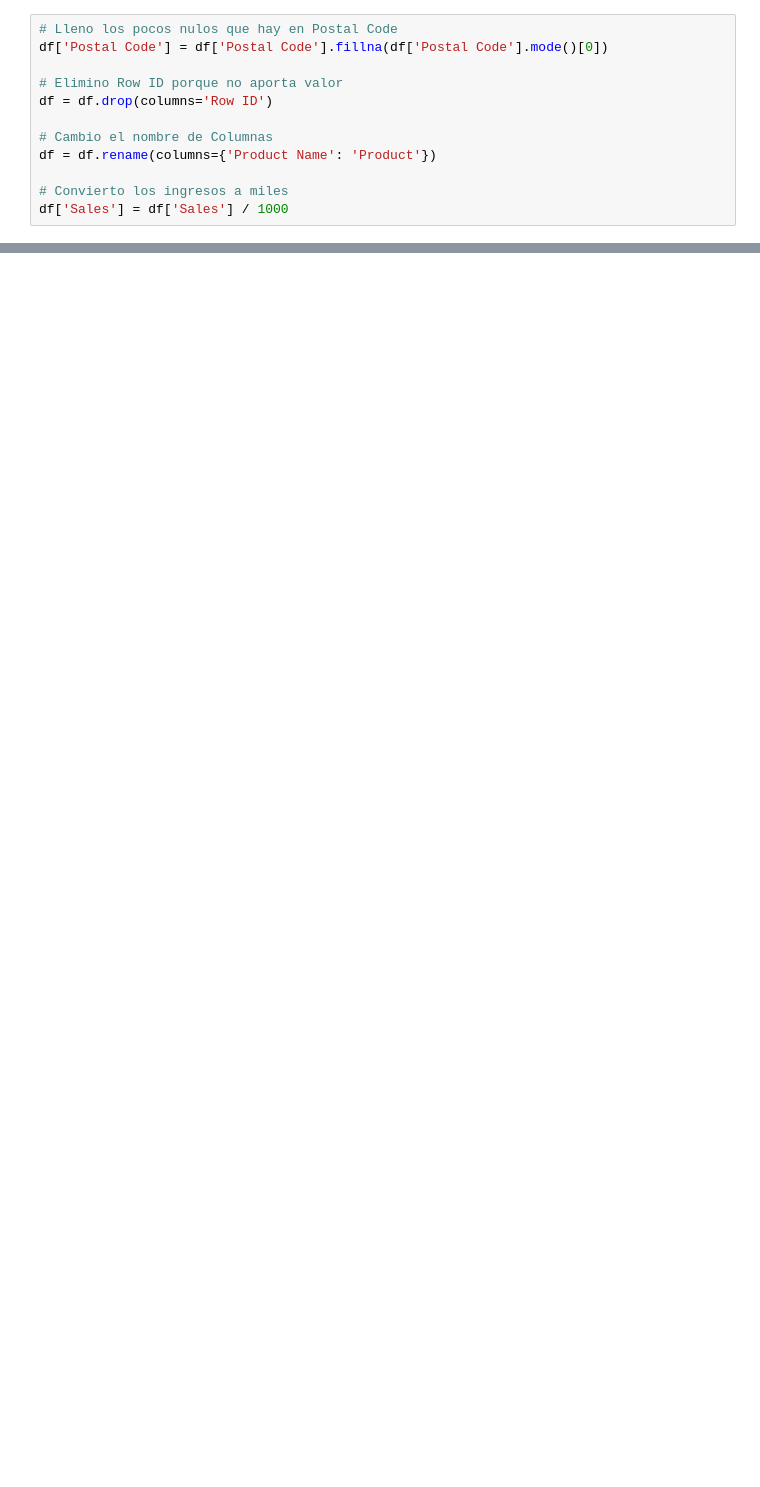
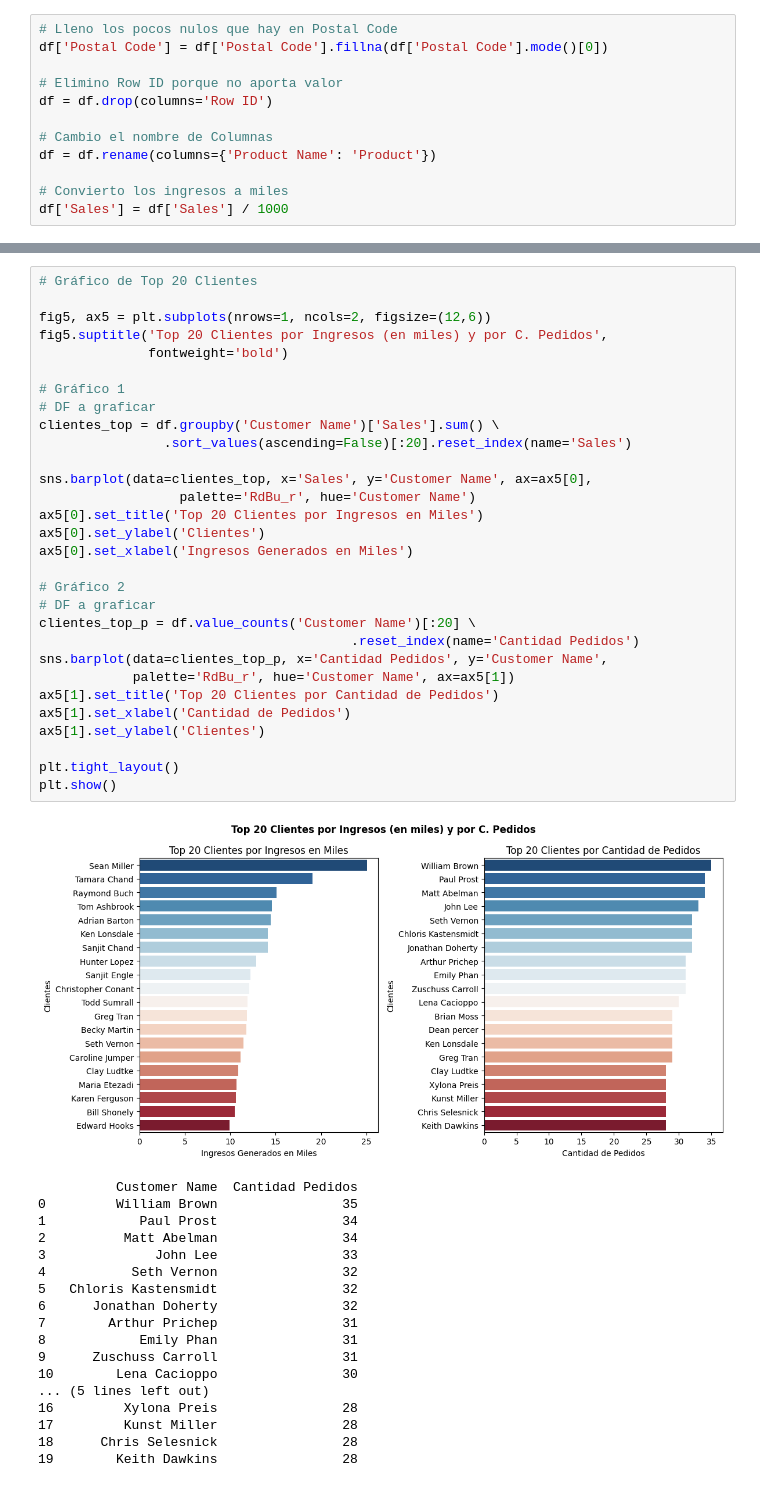
Before and after one commit to christianV1zcardo/Proyect_superstore_sales, a Jupyter notebook: superstore_sales.ipynb, the cells around one changed output, grey strips where cells are left out. Cells and saved outputs as stored; diff of their text form; blank space fills up the shorter version.

Commit message:
Gráfico top 20 clientes

```diff
--- a/superstore_sales.ipynb
+++ b/superstore_sales.ipynb
@@ -197,3 +272,52 @@ plt.tight_layout()
 plt.show()
 # %% [output]
 [figure]
+# %%
+# Gráfico de Top 20 Clientes
+
+fig5, ax5 = plt.subplots(nrows=1, ncols=2, figsize=(12,6))
+fig5.suptitle('Top 20 Clientes por Ingresos (en miles) y por C. Pedidos',
+              fontweight='bold')
+
+# Gráfico 1
+# DF a graficar
+clientes_top = df.groupby('Customer Name')['Sales'].sum() \
+                .sort_values(ascending=False)[:20].reset_index(name='Sales')
+
+sns.barplot(data=clientes_top, x='Sales', y='Customer Name', ax=ax5[0],
+                  palette='RdBu_r', hue='Customer Name')
+ax5[0].set_title('Top 20 Clientes por Ingresos en Miles')
+ax5[0].set_ylabel('Clientes')
+ax5[0].set_xlabel('Ingresos Generados en Miles')
+
+# Gráfico 2
+# DF a graficar
+clientes_top_p = df.value_counts('Customer Name')[:20] \
+                                        .reset_index(name='Cantidad Pedidos')
+sns.barplot(data=clientes_top_p, x='Cantidad Pedidos', y='Customer Name',
+            palette='RdBu_r', hue='Customer Name', ax=ax5[1])
+ax5[1].set_title('Top 20 Clientes por Cantidad de Pedidos')
+ax5[1].set_xlabel('Cantidad de Pedidos')
+ax5[1].set_ylabel('Clientes')
+
+plt.tight_layout()
+plt.show()
+# %% [output]
+[figure, added]
+          Customer Name  Cantidad Pedidos
+0         William Brown                35
+1            Paul Prost                34
+2          Matt Abelman                34
+3              John Lee                33
+4           Seth Vernon                32
+5   Chloris Kastensmidt                32
+6      Jonathan Doherty                32
+7        Arthur Prichep                31
+8            Emily Phan                31
+9      Zuschuss Carroll                31
+10        Lena Cacioppo                30
+... (5 lines left out)
+16         Xylona Preis                28
+17         Kunst Miller                28
+18      Chris Selesnick                28
+19        Keith Dawkins                28
```
Also changed, not shown: parts of 8 cells of this notebook, 2 other files.
